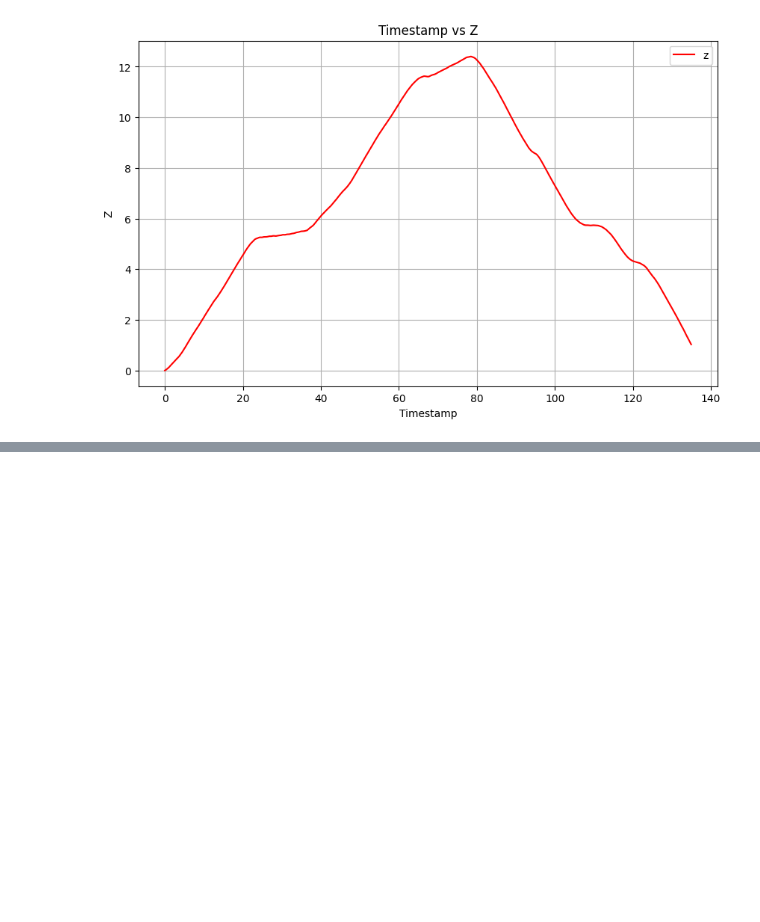
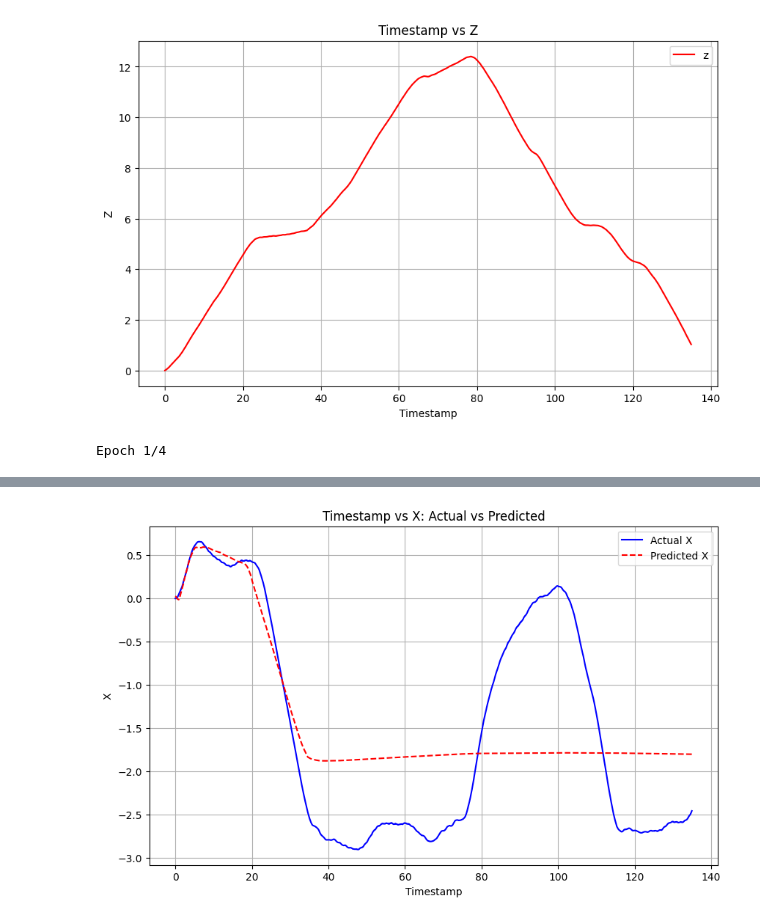
Before and after one commit to qphulong/stella_slam_trajectory_extract, a Jupyter notebook: smooth.ipynb, the cells around one changed output, grey strips where cells are left out. Saved outputs shown, nothing was run; the diff lists cells and outputs as text; code cells hidden in the pictures; blank space fills up the shorter version.

```diff
--- a/smooth.ipynb
+++ b/smooth.ipynb
@@ -76,3 +58,33 @@ plt.legend()
 plt.show()
 # %% [output]
 [figure]
+# %%
+
+model = Sequential([
+    keras.layers.Dense(64, activation=keras.activations.relu, input_dim=1,use_bias=True),
+    keras.layers.Dense(64, activation=keras.activations.relu,use_bias=True),
+    keras.layers.Dense(128, activation=keras.activations.relu,use_bias=True),
+    keras.layers.Dense(256, activation=keras.activations.relu,use_bias=True),
+    keras.layers.Dense(1,activation=keras.activations.linear,use_bias=True)
+])
+
+model.compile(optimizer='adam', loss='mse')
+
+timestamps = df['timestamp'].values.reshape(-1, 1)
+x_values = df['x'].values
+
+model.fit(timestamps, x_values, epochs=4, batch_size=32)
+
+predictions = model.predict(timestamps)
+
+plt.figure(figsize=(10, 6))
+plt.plot(df['timestamp'], x_values, label='Actual X', color='b')
+plt.plot(df['timestamp'], predictions, label='Predicted X', color='r', linestyle='dashed')
+plt.xlabel('Timestamp')
+plt.ylabel('X')
+plt.title('Timestamp vs X: Actual vs Predicted')
+plt.grid(True)
+plt.legend()
+plt.show()
+# %% [output]
+Epoch 1/4
@@ -78,0 +99 @@ plt.show()
+[figure, added]
```
Also changed, not shown: parts of 6 cells of this notebook.
